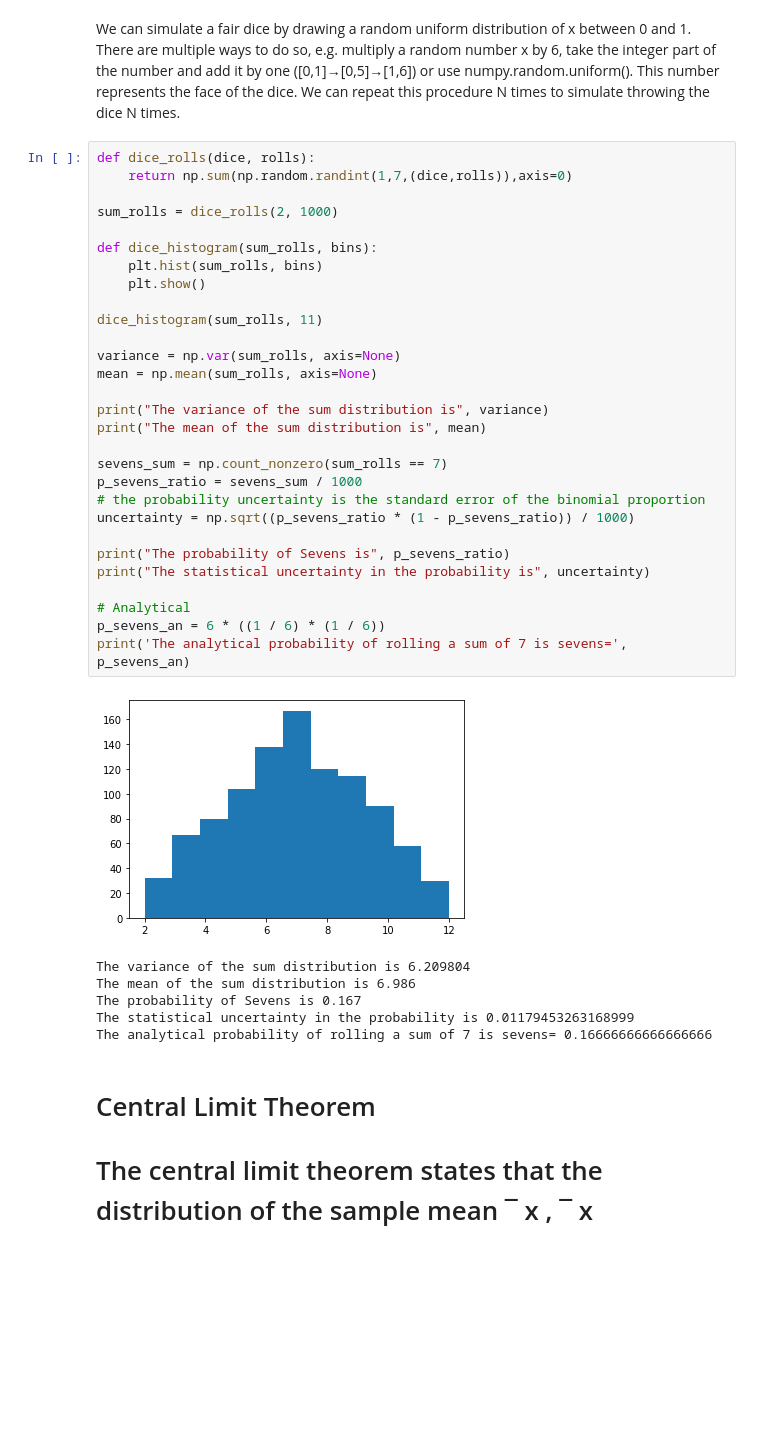
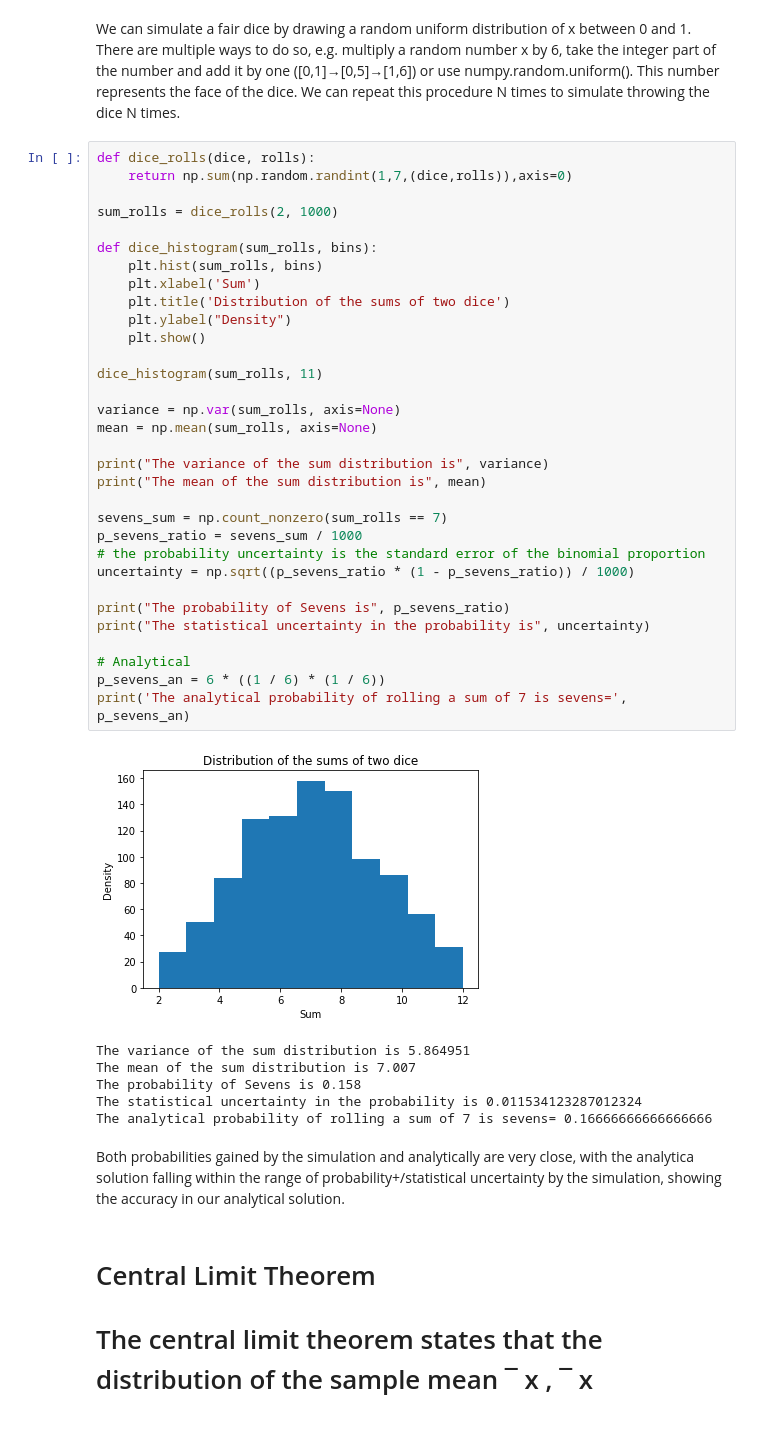
Before and after one commit to kmdao/Physics-434, a Jupyter notebook: Lab2.ipynb, the cells around one changed output. Saved outputs shown, nothing was run; the diff lists cells and outputs as text; blank space fills up the shorter version.

```diff
--- a/Lab2.ipynb
+++ b/Lab2.ipynb
@@ -101,39 +102,44 @@ or use numpy.random.uniform(). This number represents the face of the dice. We c
 # %%
 def dice_rolls(dice, rolls):
     return np.sum(np.random.randint(1,7,(dice,rolls)),axis=0)
 
 sum_rolls = dice_rolls(2, 1000)
 
 def dice_histogram(sum_rolls, bins):
     plt.hist(sum_rolls, bins)
+    plt.xlabel('Sum')
+    plt.title('Distribution of the sums of two dice')
+    plt.ylabel("Density")
     plt.show()
 
 dice_histogram(sum_rolls, 11)
 
 variance = np.var(sum_rolls, axis=None)
 mean = np.mean(sum_rolls, axis=None)
 
 print("The variance of the sum distribution is", variance)
 print("The mean of the sum distribution is", mean)
 
 sevens_sum = np.count_nonzero(sum_rolls == 7)
 p_sevens_ratio = sevens_sum / 1000
 # the probability uncertainty is the standard error of the binomial proportion
 uncertainty = np.sqrt((p_sevens_ratio * (1 - p_sevens_ratio)) / 1000)
 
 print("The probability of Sevens is", p_sevens_ratio)
 print("The statistical uncertainty in the probability is", uncertainty)
 
 # Analytical
 p_sevens_an = 6 * ((1 / 6) * (1 / 6))
 print('The analytical probability of rolling a sum of 7 is sevens=', p_sevens_an)
 # %% [output]
-[figure, old version]
+[figure, new version]
-The variance of the sum distribution is 6.209804
-The mean of the sum distribution is 6.986
-The probability of Sevens is 0.167
-The statistical uncertainty in the probability is 0.01179453263168999
+The variance of the sum distribution is 5.864951
+The mean of the sum distribution is 7.007
+The probability of Sevens is 0.158
+The statistical uncertainty in the probability is 0.011534123287012324
 The analytical probability of rolling a sum of 7 is sevens= 0.16666666666666666
+# %% [markdown]
+Both probabilities gained by the simulation and analytically are very close, with the analytica solution falling within the range of probability+/statistical uncertainty by the simulation, showing the accuracy in our analytical solution.
 # %% [markdown]
 #  Central Limit Theorem
 The central limit theorem states that the distribution of the sample mean
```
Also changed, not shown: parts of 10 cells of this notebook.
